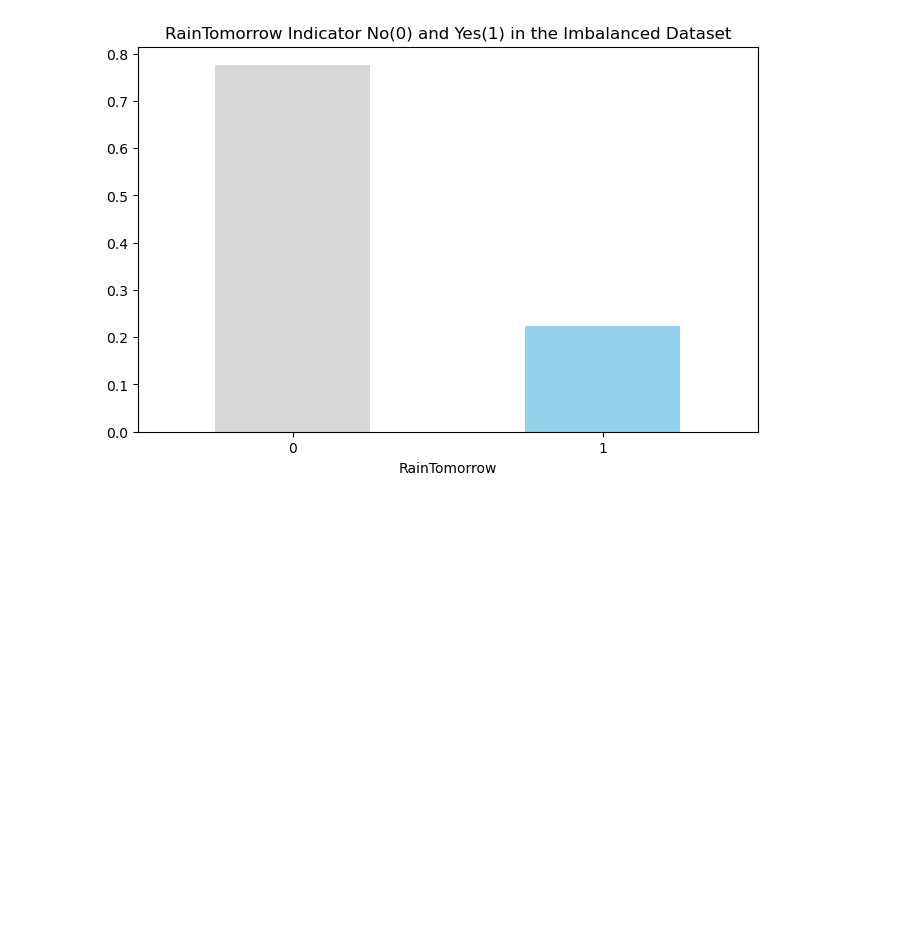
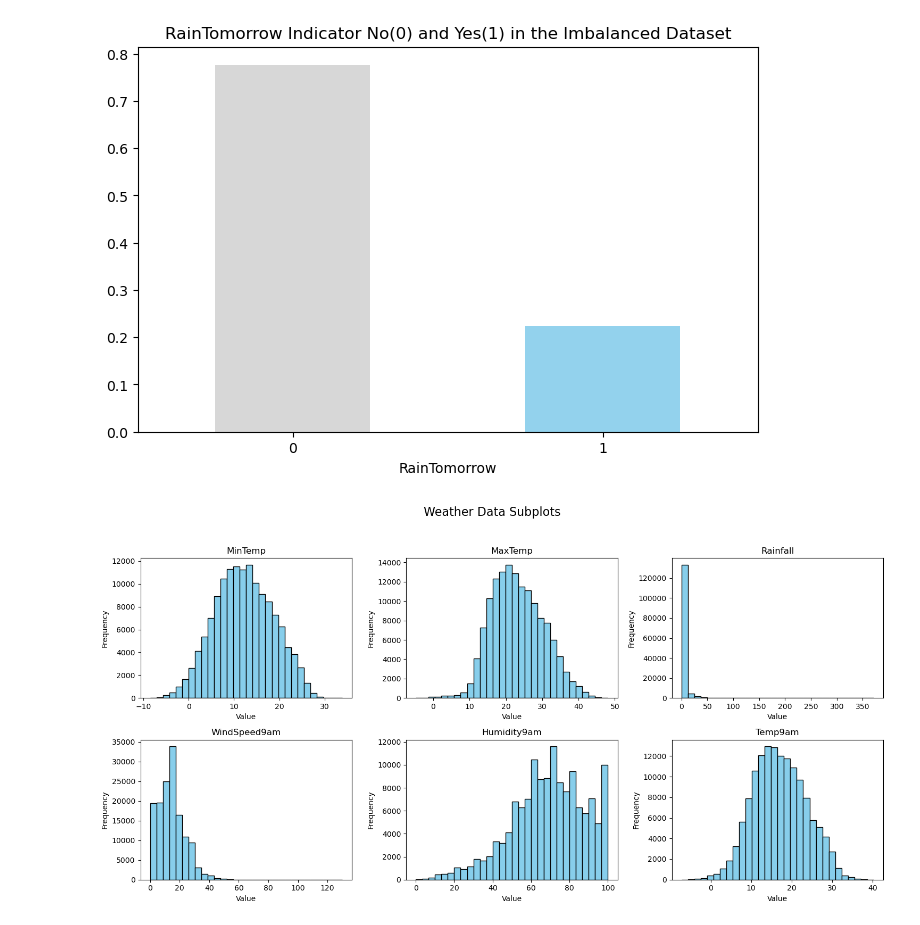
Before and after one commit to mngugi/Code_3_Camp, a Jupyter notebook: WeatherAUS_Analysis.ipynb, the cells around one changed output. Cells and saved outputs as stored; diff of their text form; code cells hidden in the pictures; blank space fills up the shorter version.

```diff
--- a/WeatherAUS_Analysis.ipynb
+++ b/WeatherAUS_Analysis.ipynb
@@ -81,3 +81,32 @@ plt.title('RainTomorrow Indicator No(0) and Yes(1) in the Imbalanced Dataset')
 plt.show()
 # %% [output]
 [figure]
+# %%
+import matplotlib.pyplot as plt
+import pandas as pd
+
+# Assuming df is your DataFrame
+# Replace 'df' with the actual variable name if it's different
+
+# Selecting a subset of columns for illustration
+selected_columns = ['MinTemp', 'MaxTemp', 'Rainfall', 'WindSpeed9am', 'Humidity9am', 'Temp9am']
+
+# Creating subplots
+fig, axes = plt.subplots(nrows=2, ncols=3, figsize=(15, 8))
+fig.suptitle('Weather Data Subplots', fontsize=16)
+
+# Plotting each selected column on a separate subplot
+for i, col in enumerate(selected_columns):
+    row, col_num = divmod(i, 3)
+    axes[row, col_num].hist(weather_Data[col].dropna(), bins=30, color='skyblue', edgecolor='black')
+    axes[row, col_num].set_title(col)
+    axes[row, col_num].set_xlabel('Value')
+    axes[row, col_num].set_ylabel('Frequency')
+
+# Adjust layout to prevent overlap
+plt.tight_layout(rect=[0, 0.03, 1, 0.95])
+
+# Display the plots
+plt.show()
+# %% [output]
+[figure, added]
```
